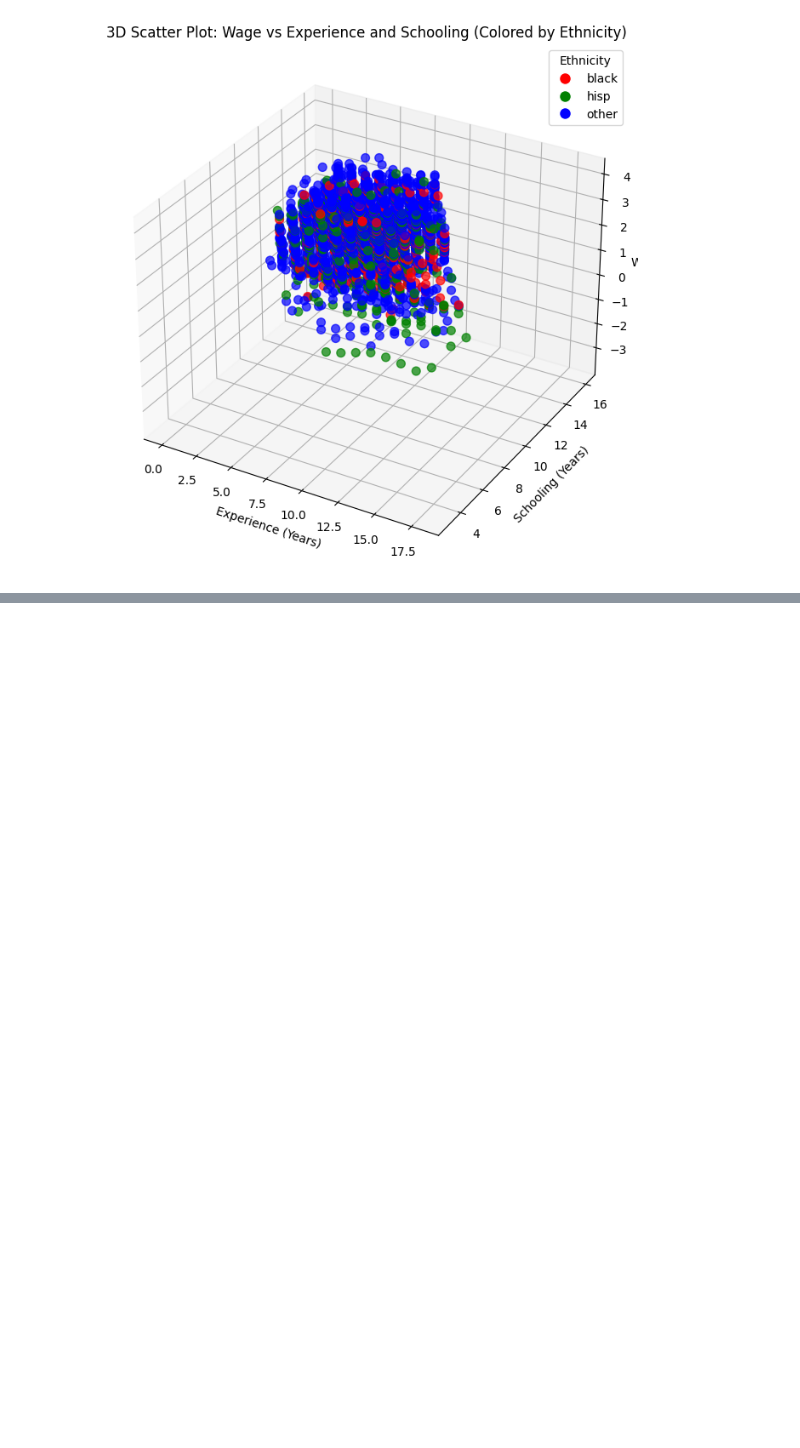
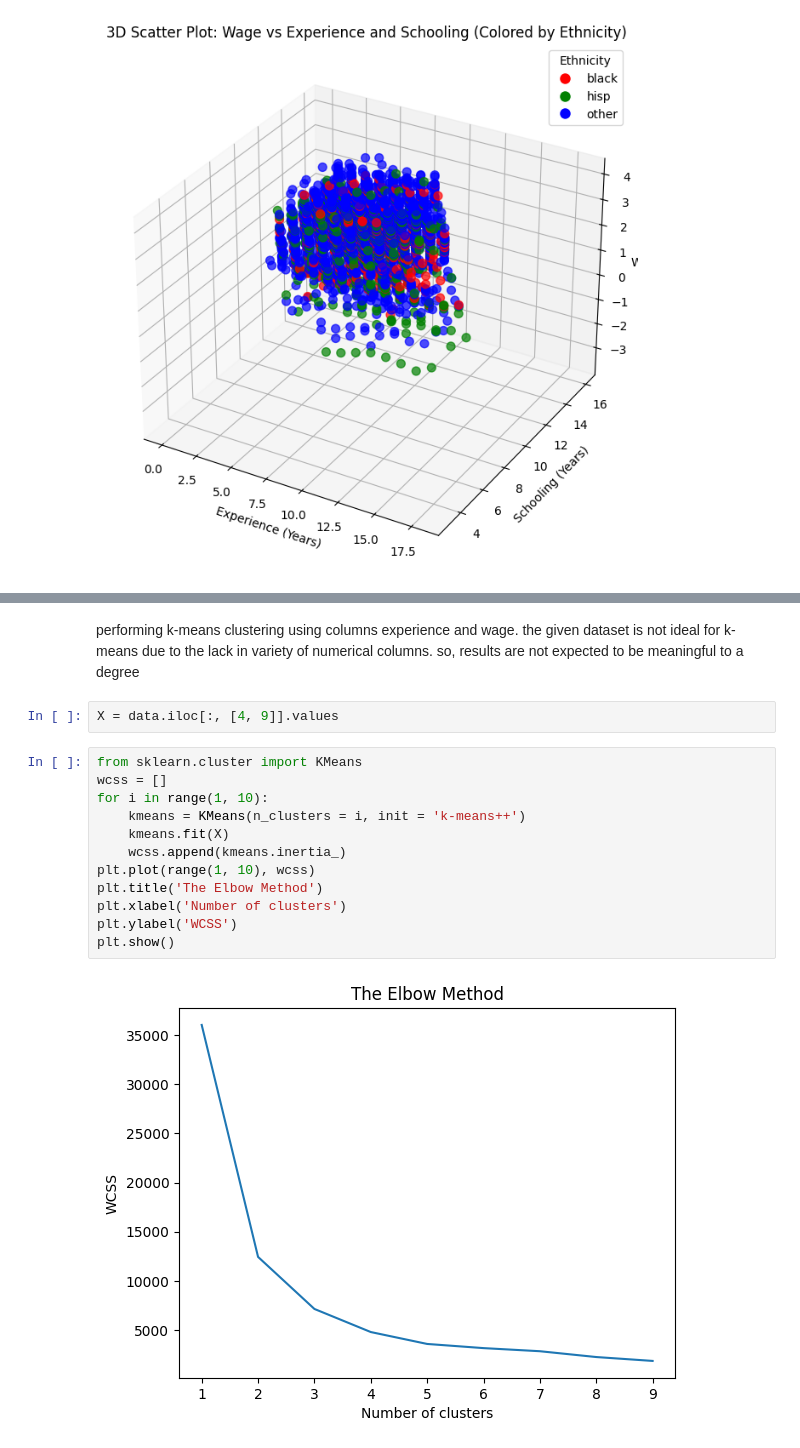
Before and after one commit to levyashvin/exploratory-data-analysis, a Jupyter notebook: males_dataset_analysis.ipynb, the cells around one changed output, grey strips where cells are left out. Saved outputs shown, nothing was run; the diff lists cells and outputs as text; blank space fills up the shorter version.

```diff
--- a/males_dataset_analysis.ipynb
+++ b/males_dataset_analysis.ipynb
@@ -382,0 +402,18 @@ plt.show()
+# %% [markdown]
+performing k-means clustering using columns experience and wage. the given dataset is not ideal for k-means due to the lack in variety of numerical columns. so, results are not expected to be meaningful to a degree
+# %%
+X = data.iloc[:, [4, 9]].values
+# %%
+from sklearn.cluster import KMeans
+wcss = []
+for i in range(1, 10):
+    kmeans = KMeans(n_clusters = i, init = 'k-means++')
+    kmeans.fit(X)
+    wcss.append(kmeans.inertia_)
+plt.plot(range(1, 10), wcss)
+plt.title('The Elbow Method')
+plt.xlabel('Number of clusters')
+plt.ylabel('WCSS')
+plt.show()
+# %% [output]
+[figure, added]
```
Also changed, not shown: parts of 16 cells of this notebook.
